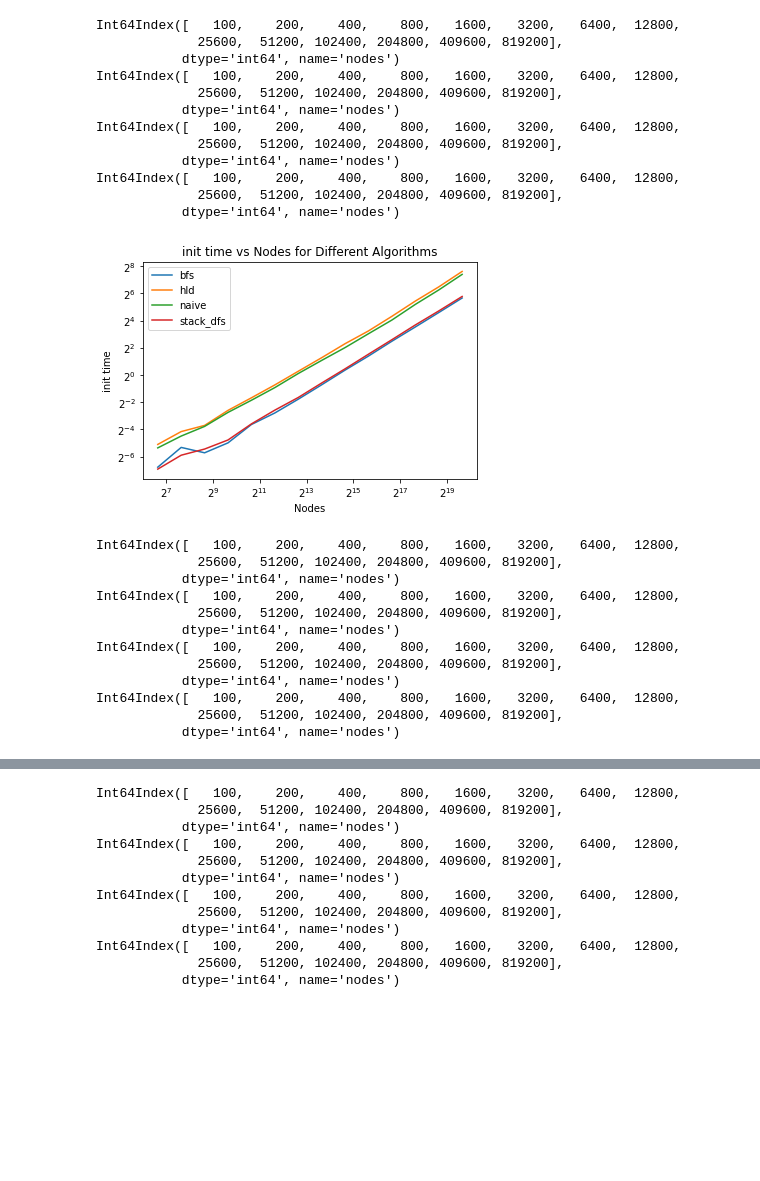
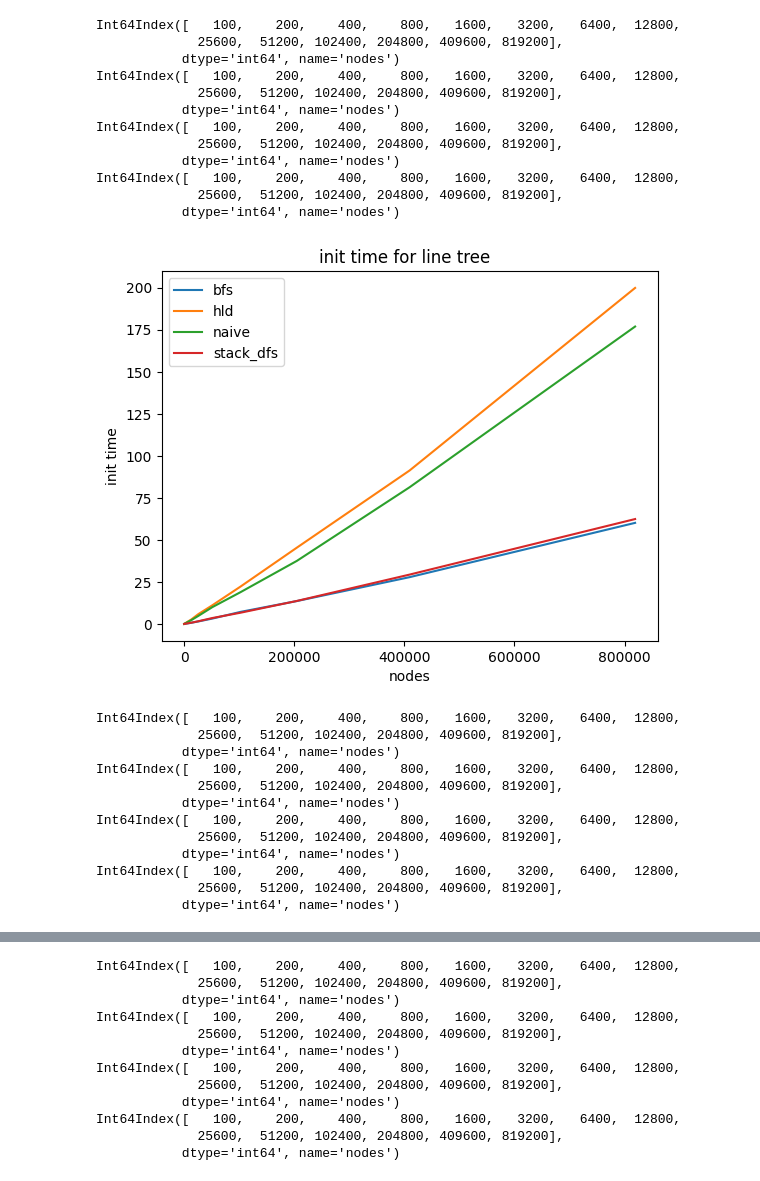
Before and after one commit to andrewqt/cs450-project, a Jupyter notebook: notebook.ipynb, the cells around one changed output, grey strips where cells are left out. Saved outputs shown, nothing was run; the diff lists cells and outputs as text; code cells hidden in the pictures; blank space fills up the shorter version.

```diff
--- a/notebook.ipynb
+++ b/notebook.ipynb
@@ -2,7 +2,7 @@
 import pandas as pd
 from matplotlib import pyplot as plt
 # %%
-df = pd.read_csv('out-andrew.txt')
+df = pd.read_csv('out2.txt')
 # %%
 df
 # %% [output]
@@ -25,38 +25,38 @@ grouped_df = df.groupby(['test', 'algo', 'nodes'])['total time'].mean()
 # %%
 for time in df.columns[4:]:
     grouped_df = df.groupby(['test', 'algo', 'nodes'])[time].mean()
     fig, ax = plt.subplots()
 
-    line_data = grouped_df['random_tree']
+    line_data = grouped_df['line_tree']
 
     for algo, group in line_data.groupby('algo'):
         print(group[algo].index)
         ax.plot(group[algo].index, group[algo].values, label=algo)
 
     # Customize the plot
-    ax.set_xlabel('Nodes')
+    ax.set_xlabel('nodes')
     ax.set_ylabel(time)
-    ax.set_title(f'{time} vs Nodes for Different Algorithms')
+    ax.set_title(f'{time} for line tree  ')
     ax.legend()
 
     # Show the plot
-    plt.xscale('log', base=2)
-    plt.yscale('log', base=2)
+    # plt.xscale('log', base=2)
+    # plt.yscale('log', base=2)
     plt.show()
 # %% [output]
 Int64Index([   100,    200,    400,    800,   1600,   3200,   6400,  12800,
              25600,  51200, 102400, 204800, 409600, 819200],
            dtype='int64', name='nodes')
 Int64Index([   100,    200,    400,    800,   1600,   3200,   6400,  12800,
              25600,  51200, 102400, 204800, 409600, 819200],
            dtype='int64', name='nodes')
 Int64Index([   100,    200,    400,    800,   1600,   3200,   6400,  12800,
              25600,  51200, 102400, 204800, 409600, 819200],
            dtype='int64', name='nodes')
 Int64Index([   100,    200,    400,    800,   1600,   3200,   6400,  12800,
              25600,  51200, 102400, 204800, 409600, 819200],
            dtype='int64', name='nodes')
-[figure, old version]
+[figure, new version]
 Int64Index([   100,    200,    400,    800,   1600,   3200,   6400,  12800,
              25600,  51200, 102400, 204800, 409600, 819200],
            dtype='int64', name='nodes')
```
Also changed, not shown: parts of 2 cells of this notebook, 5 other files.
